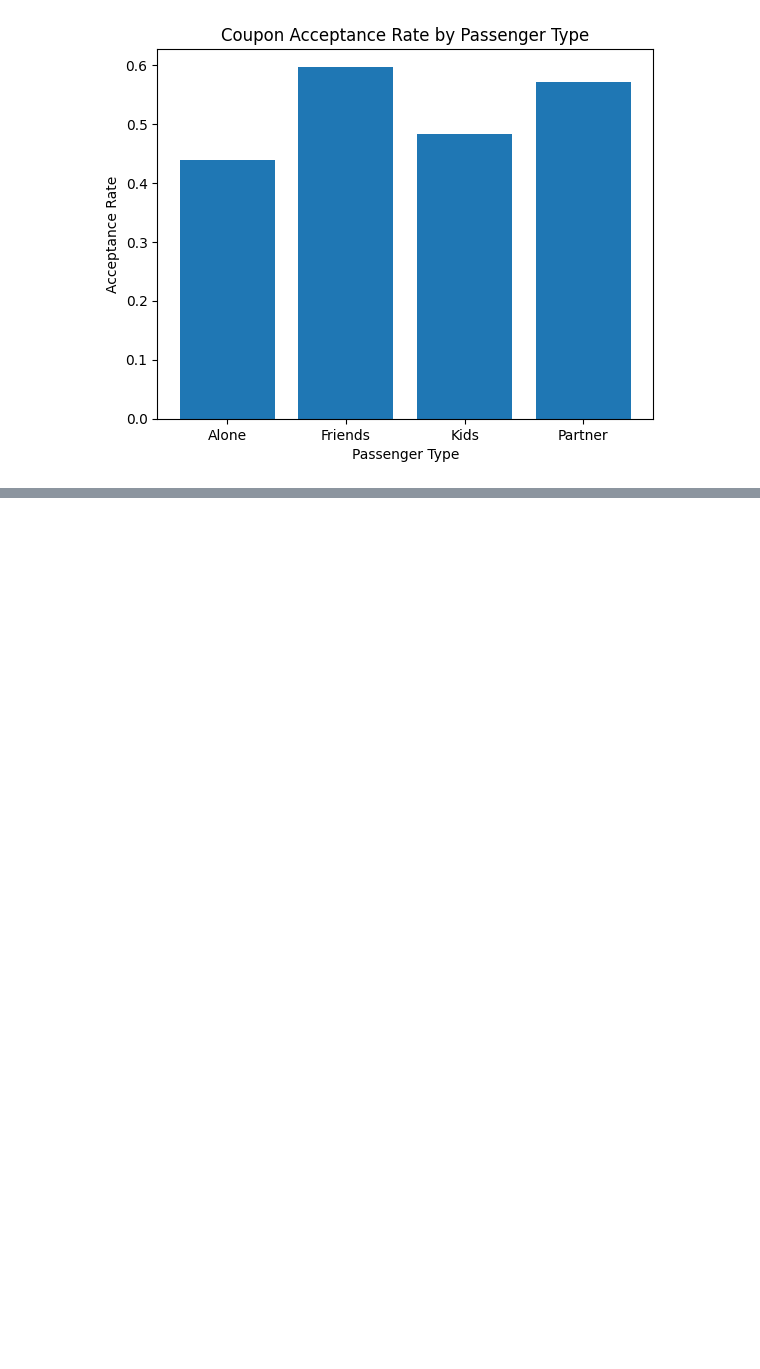
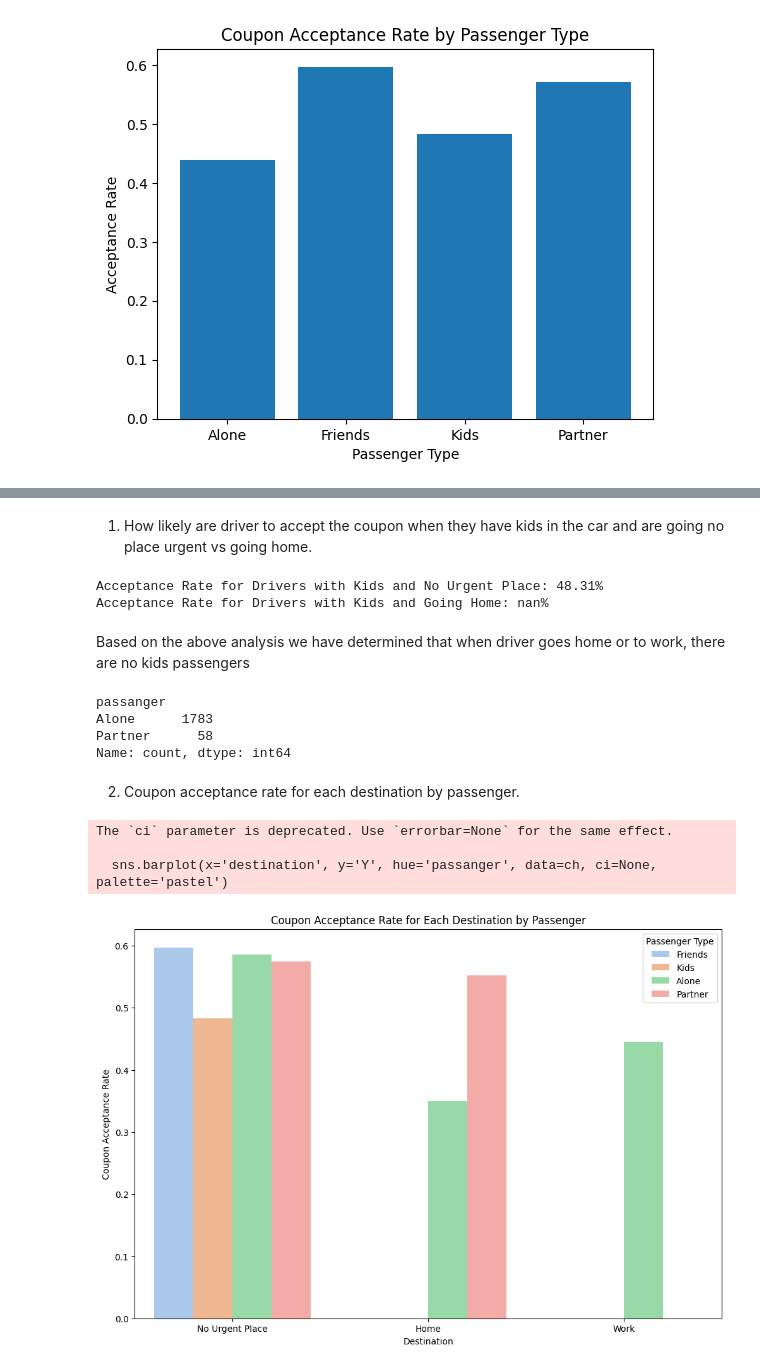
Before and after one commit to shivaallala/Customer_Coupon, a Jupyter notebook: prompt.ipynb, the cells around one changed output, grey strips where cells are left out. Saved outputs shown, nothing was run; the diff lists cells and outputs as text; code cells hidden in the pictures; blank space fills up the shorter version.

Commit message:
Further Passenger Analysis

```diff
--- a/prompt.ipynb
+++ b/prompt.ipynb
@@ -812,0 +815,41 @@ plt.show()
+# %% [markdown]
+1. How likely are driver to accept the coupon when they have kids in the car and are going no place urgent vs going home.
+# %%
+#Grouping kids with the destination.
+subset_kids_no_urgent = ch[(ch['passanger'] == 'Kids') & (ch['destination'] == 'No Urgent Place')]
+subset_kids_home = ch[(ch['passanger'] == 'Kids') & (ch['destination'].isin(['Home','Work']))]
+
+acceptance_rate_kids_no_urgent = subset_kids_no_urgent['Y'].mean()
+acceptance_rate_kids_home = subset_kids_home['Y'].mean()
+
+print(f"Acceptance Rate for Drivers with Kids and No Urgent Place: {acceptance_rate_kids_no_urgent:.2%}")
+print(f"Acceptance Rate for Drivers with Kids and Going Home: {acceptance_rate_kids_home:.2%}")
+# %% [output]
+Acceptance Rate for Drivers with Kids and No Urgent Place: 48.31%
+Acceptance Rate for Drivers with Kids and Going Home: nan%
+# %% [markdown]
+Based on the above analysis we have determined that when driver goes home or to work, there are no kids passengers
+# %%
+# subset data filtered to only see 'Home' and 'work' destinations, and the value counts of the subset.
+ch[ch['destination'].isin(['Home','Work'])]['passanger'].value_counts()
+# %% [output]
+passanger
+Alone      1783
+Partner      58
+Name: count, dtype: int64
+# %% [markdown]
+2. Coupon acceptance rate for each destination by passenger.
+# %%
+# Create a grouped bar plot with a twist
+plt.figure(figsize=(12, 8))
+sns.barplot(x='destination', y='Y', hue='passanger', data=ch, ci=None, palette='pastel')
+plt.title('Coupon Acceptance Rate for Each Destination by Passenger')
+plt.xlabel('Destination')
+plt.ylabel('Coupon Acceptance Rate')
+plt.legend(title='Passenger Type')
+plt.show()
+# %% [output]
+The `ci` parameter is deprecated. Use `errorbar=None` for the same effect.
+
+  sns.barplot(x='destination', y='Y', hue='passanger', data=ch, ci=None, palette='pastel')
+[figure, added]
```
Also changed, not shown: parts of 11 cells of this notebook.
